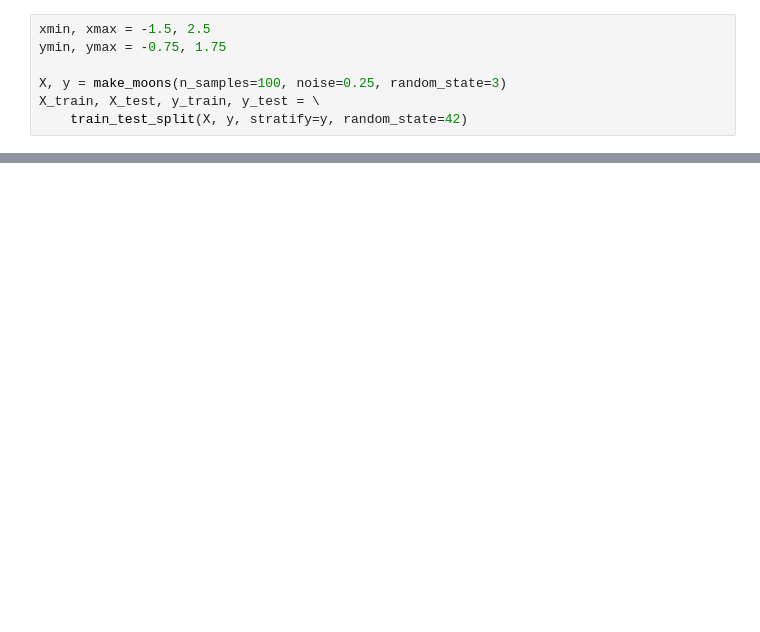
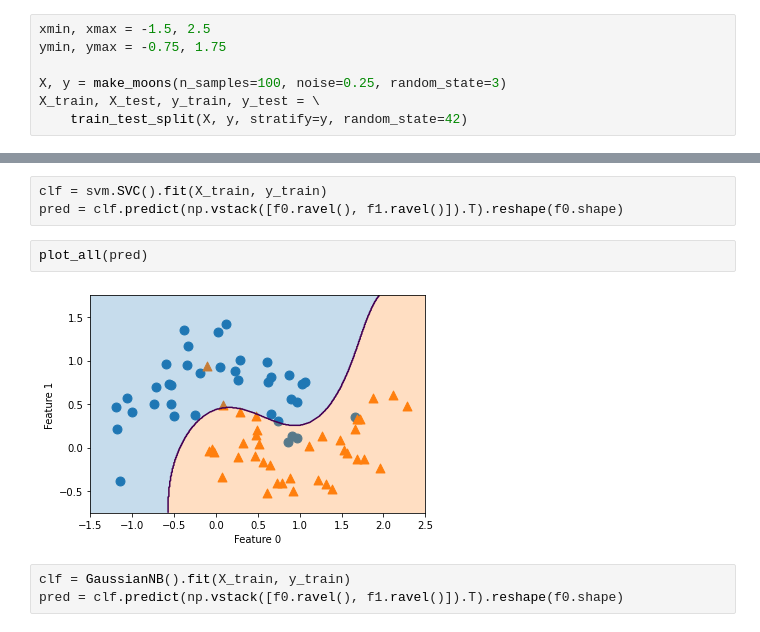
Before and after one commit to peisuke/ml-works, a Jupyter notebook: 6/6_3.ipynb, the cells around one changed output, grey strips where cells are left out. Cells and saved outputs as stored; diff of their text form; blank space fills up the shorter version.

```diff
--- a/6/6_3.ipynb
+++ b/6/6_3.ipynb
@@ -41,0 +58,10 @@ plt.show()
+# %%
+clf = svm.SVC().fit(X_train, y_train)
+pred = clf.predict(np.vstack([f0.ravel(), f1.ravel()]).T).reshape(f0.shape)
+# %%
+plot_all(pred)
+# %% [output]
+[figure, added]
+# %%
+clf = GaussianNB().fit(X_train, y_train)
+pred = clf.predict(np.vstack([f0.ravel(), f1.ravel()]).T).reshape(f0.shape)
```
Also changed, not shown: parts of 8 cells of this notebook.
